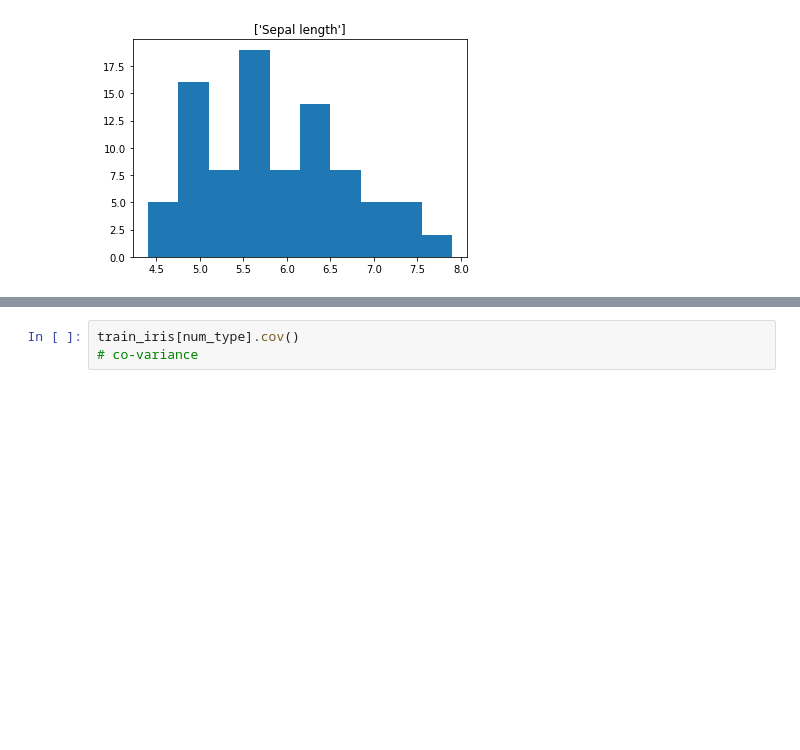
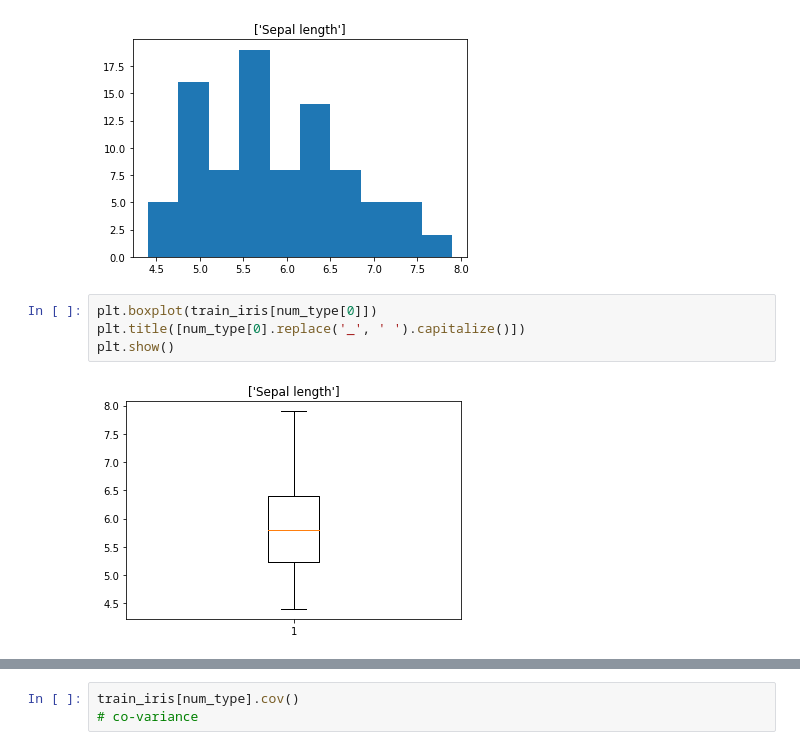
Before and after one commit to JenniferMLewis/classification-exercises, a Jupyter notebook: classification_exercises.ipynb, the cells around one changed output, grey strips where cells are left out. Drawn from its saved outputs; the diff is of its cells as text; blank space fills up the shorter version.

```diff
--- a/classification_exercises.ipynb
+++ b/classification_exercises.ipynb
@@ -835,3 +835,9 @@ plt.title([num_type[0].replace('_', ' ').capitalize()])
 plt.show()
 # %% [output]
 [figure]
+# %%
+plt.boxplot(train_iris[num_type[0]])
+plt.title([num_type[0].replace('_', ' ').capitalize()])
+plt.show()
+# %% [output]
+[figure, added]
```
Also changed, not shown: parts of 18 cells of this notebook.
